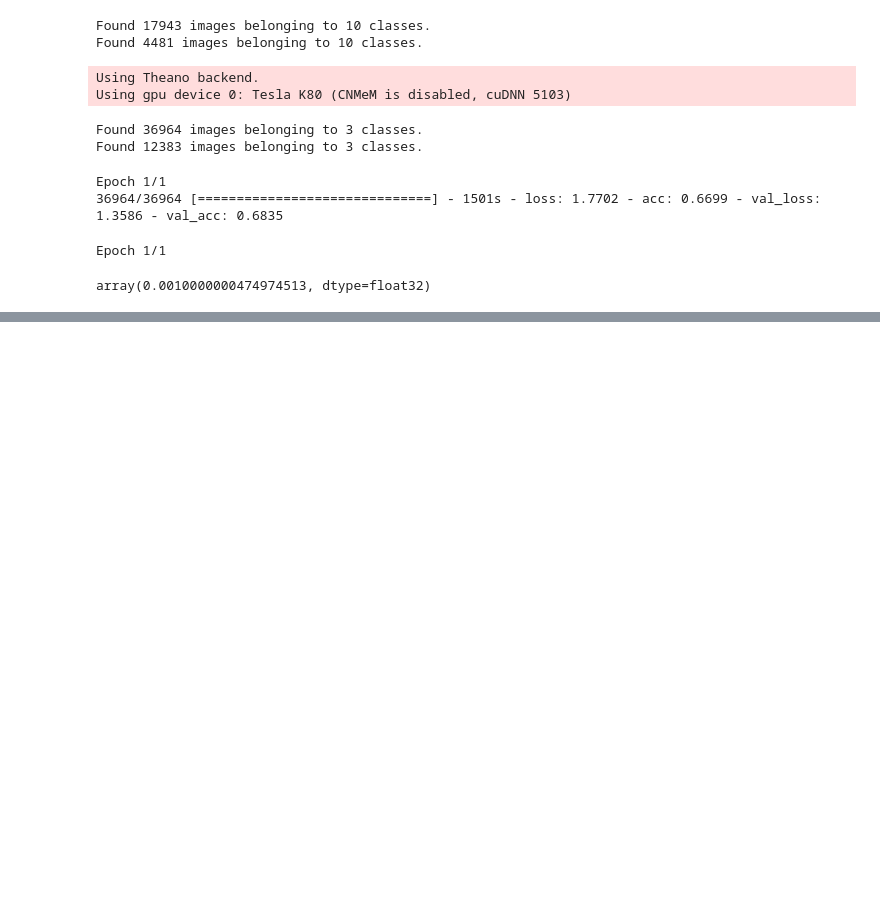
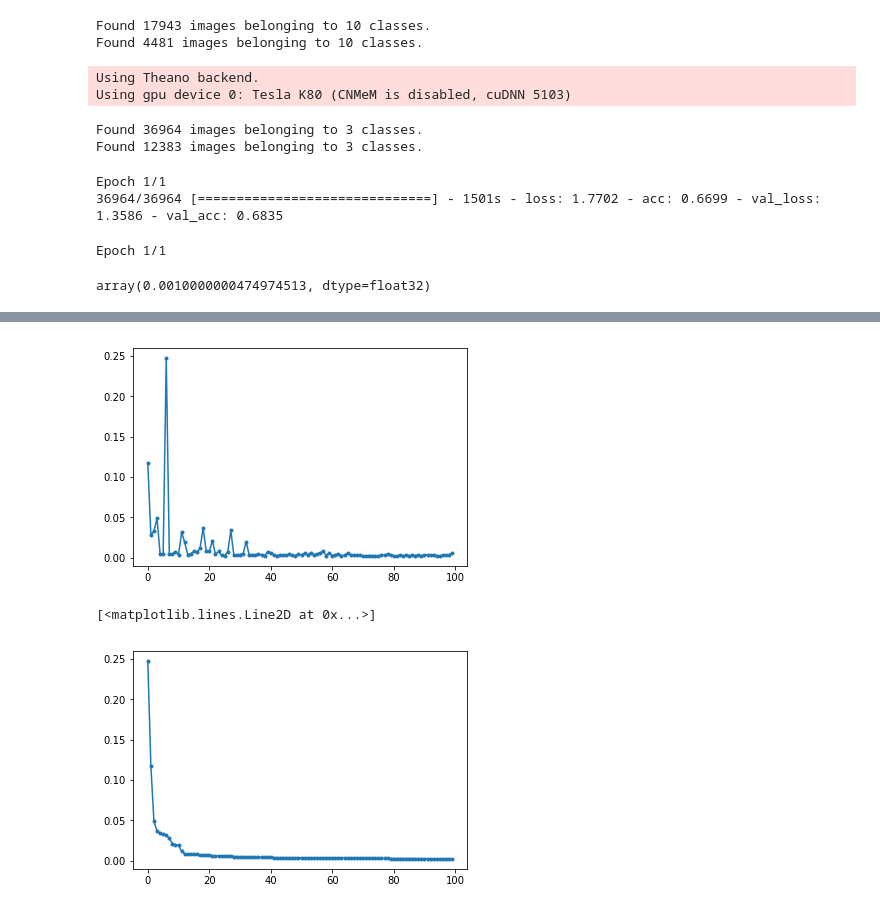
Before and after one commit to eugeneh101/History-And-Application-of-Neural-Networks, a Jupyter notebook: History And Applications of Neural Networks.ipynb, the cells around one changed output, grey strips where cells are left out. Cells and saved outputs as stored; diff of their text form; code cells hidden in the pictures; blank space fills up the shorter version.

```diff
--- a/History And Applications of Neural Networks.ipynb
+++ b/History And Applications of Neural Networks.ipynb
@@ -338,0 +443,15 @@ vgg.fit(train_batches, val_batches, nb_epoch=1)
+# %%
+%%time
+import cPickle as pkl
+import numpy as np
+
+
+with open('train_transformed.pkl', 'rb') as f:
+    train_transformed = pkl.load(f)
+with open('val_transformed.pkl', 'rb') as f:
+    val_transformed = pkl.load(f)
+with open('test_transformed.pkl', 'rb') as f:
+    test_transformed = pkl.load(f)
+
+X_transformed = train_transformed['X_transformed']
+y_labels = train_transformed['y_labels']
@@ -338,0 +461,15 @@ vgg.fit(train_batches, val_batches, nb_epoch=1)
+# %%
+%%time
+# Grid Search over Random Forest Hyperparameters using Stratified K-Fold Cross Validation
+from sklearn.ensemble import RandomForestClassifier
+from sklearn.model_selection import GridSearchCV, StratifiedKFold
+
+
+rf = RandomForestClassifier(n_jobs=-2, oob_score=True, random_state=42)
+param_grid = {
+            "n_estimators": [50, 100],
+            'max_depth': [5, 7, 9]
+            }
+kfold = StratifiedKFold(n_splits=5, shuffle=True, random_state=42)
+grid_search = GridSearchCV(rf, param_grid, cv=kfold, n_jobs=-2, scoring='f1_weighted', verbose=2)
+grid_search.fit(X_transformed, y_labels)
@@ -338,0 +570,8 @@ vgg.fit(train_batches, val_batches, nb_epoch=1)
+# %%
+plt.plot(grid_search.best_estimator_.feature_importances_, marker='.')
+plt.show()
+plt.plot(sorted(grid_search.best_estimator_.feature_importances_)[::-1], marker='.')
+# %% [output]
+[figure, added]
+[<matplotlib.lines.Line2D at 0x...>]
+[figure, added]
```
Also changed, not shown: parts of 7 cells of this notebook, 1 other file.
